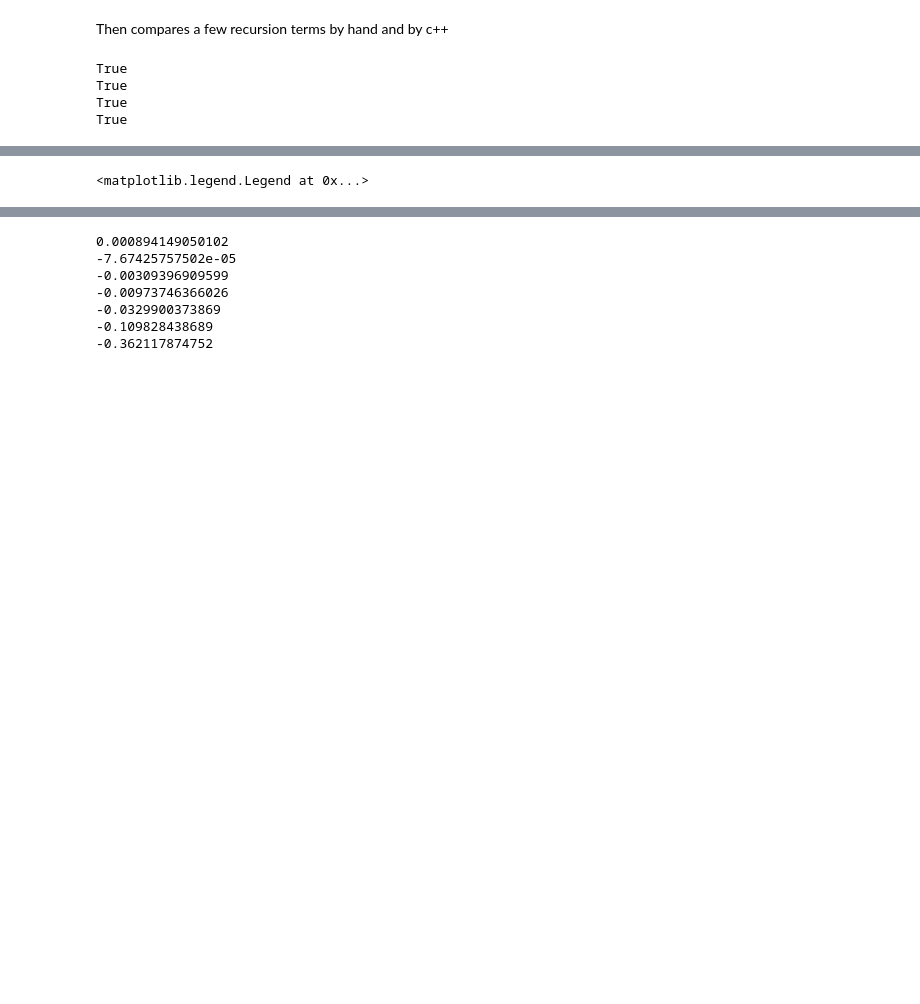
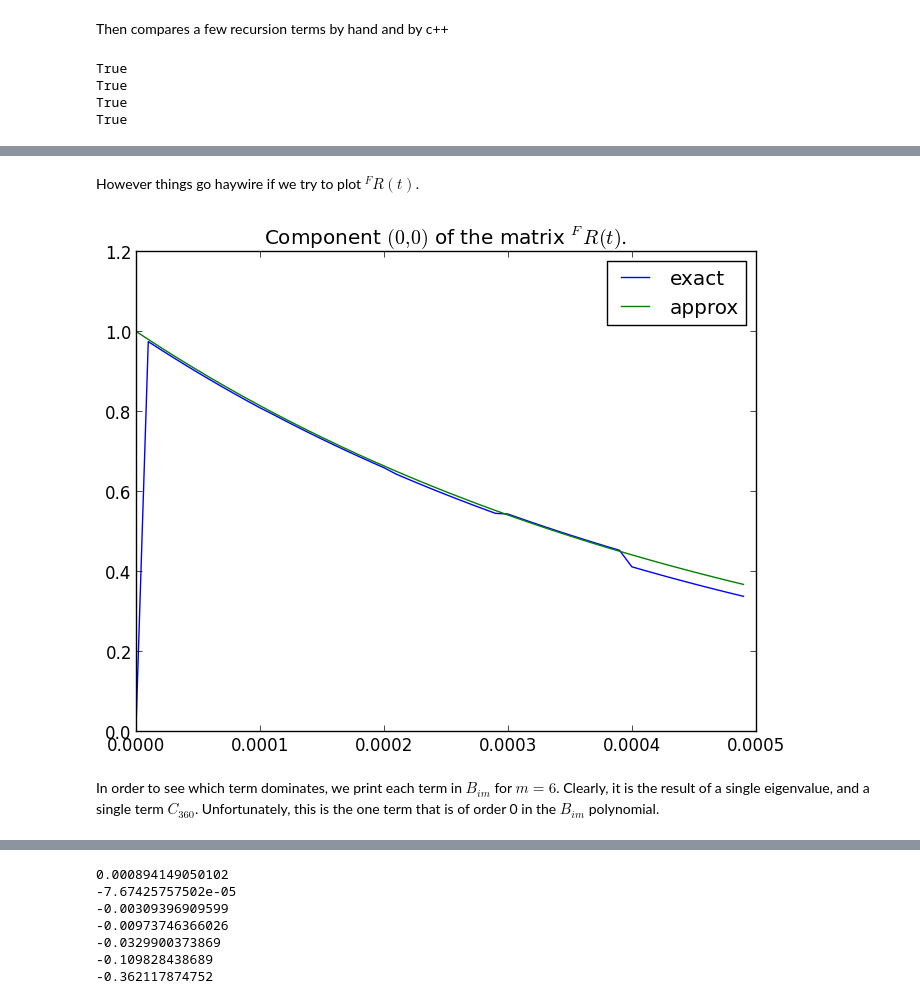
Before and after one commit to DCPROGS/HJCFIT, a Jupyter notebook: exploration/exact_survivor.ipynb, the cells around one changed output, grey strips where cells are left out. Saved outputs shown, nothing was run; the diff lists cells and outputs as text; code cells hidden in the pictures; blank space fills up the shorter version.

```diff
--- a/exploration/exact_survivor.ipynb
+++ b/exploration/exact_survivor.ipynb
@@ -72,16 +103,22 @@ Try and compare exact and approx via plot.
+# %% [markdown]
+However things go haywire if we try to plot $^{{F}}R(t)$.
 # %%
-tau, i, j, n = 1e-4, 0, 0, 4
+tau, i, j, n = 1e-4, 0, 0, 5
 
 transitions = Qmatrix.transpose()
 exact = ExactSurvivor(transitions, tau)
 equation = DeterminantEq(transitions, tau)
 roots = find_roots(equation)
 approx = Asymptotes(equation, roots)
 
 x = arange(0, n * tau, tau / 10.)
 plot(x, [exact.af(u)[i, j] for u in x], label="exact")
 plot(x, [approx(u)[i, j] for u in x], label="approx")
-title("Component ${0}$ of the matrix $R_{{af}}$.".format((i, j)))
+title("Component ${0}$ of the matrix $^{{F}}R(t)$.".format((i, j)))
 legend()
+display(gcf())
 # %% [output]
-<matplotlib.legend.Legend at 0x...>
+[figure, added]
+# %% [markdown]
+In order to see which term dominates, we print each term in $B_{im}$ for $m=6$.
+Clearly, it is the result of a single eigenvalue, and a single term $C_{360}$. Unfortunately, this is the one term that is of order 0 in the $B_{im}$ polynomial.
```
Also changed, not shown: parts of 14 cells of this notebook.
